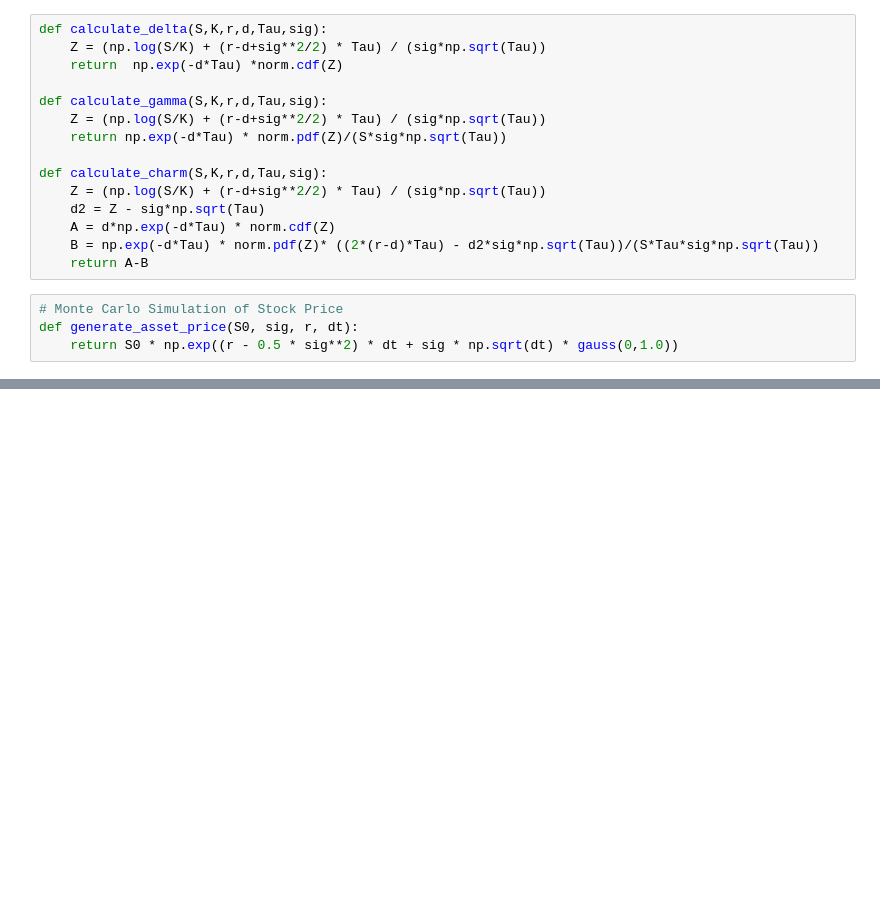
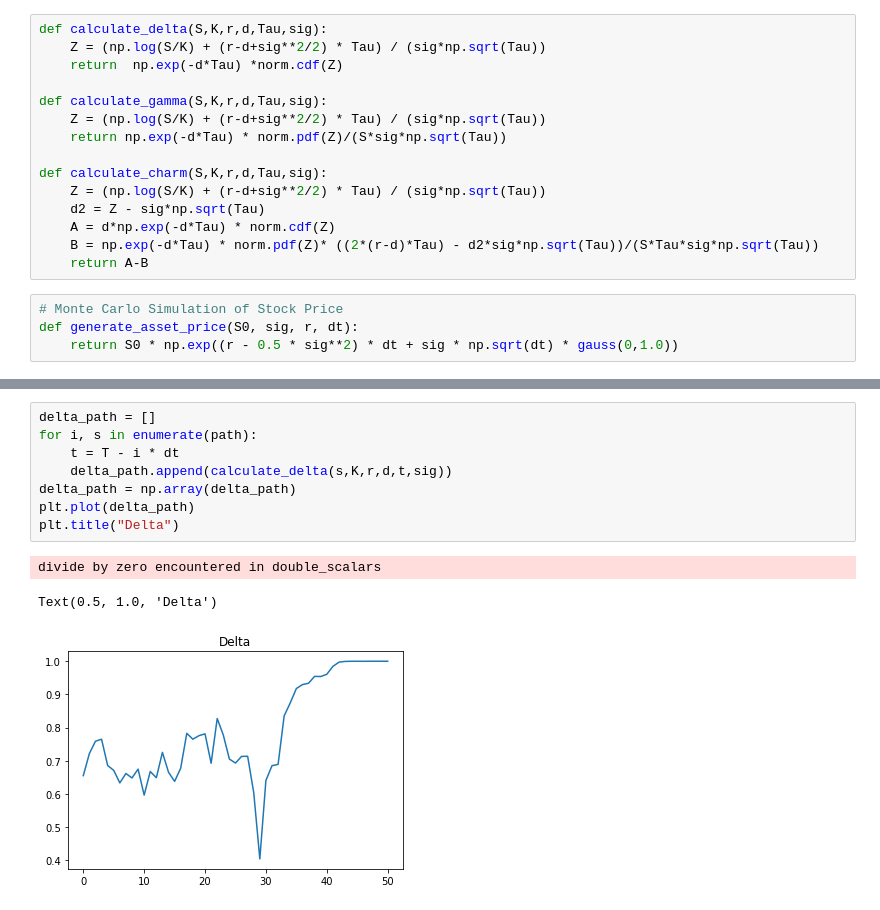
Before and after one commit to francisliu2/SFM1_higher_order_greeks, a Jupyter notebook: charm adjusted delta and delta gamma hedging.ipynb, the cells around one changed output, grey strips where cells are left out. Cells and saved outputs as stored; diff of their text form; blank space fills up the shorter version.

```diff
--- a/charm adjusted delta and delta gamma hedging.ipynb
+++ b/charm adjusted delta and delta gamma hedging.ipynb
@@ -52,0 +95,12 @@ plt.plot(path)
+# %%
+delta_path = []
+for i, s in enumerate(path):
+    t = T - i * dt
+    delta_path.append(calculate_delta(s,K,r,d,t,sig))
+delta_path = np.array(delta_path)
+plt.plot(delta_path)
+plt.title("Delta")
+# %% [output]
+divide by zero encountered in double_scalars
+Text(0.5, 1.0, 'Delta')
+[figure, added]
```
Also changed, not shown: parts of 33 cells of this notebook, 13 other files.
